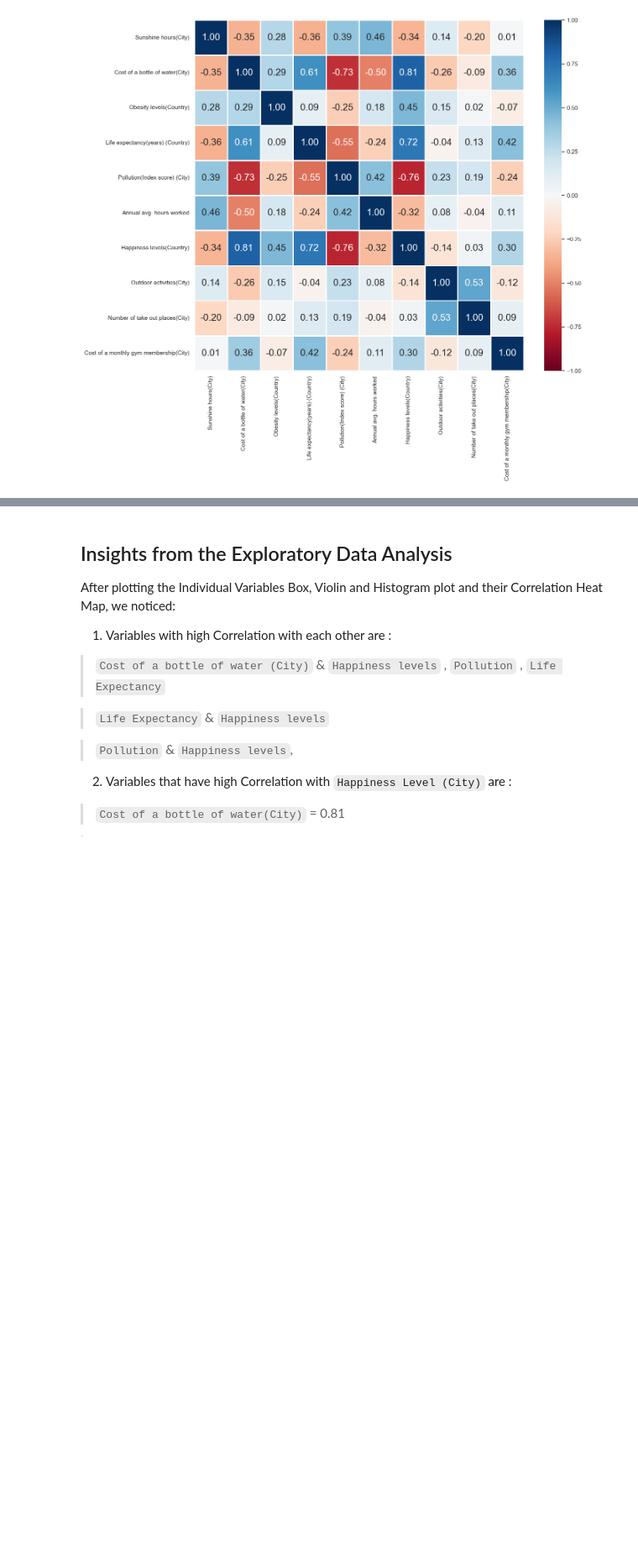
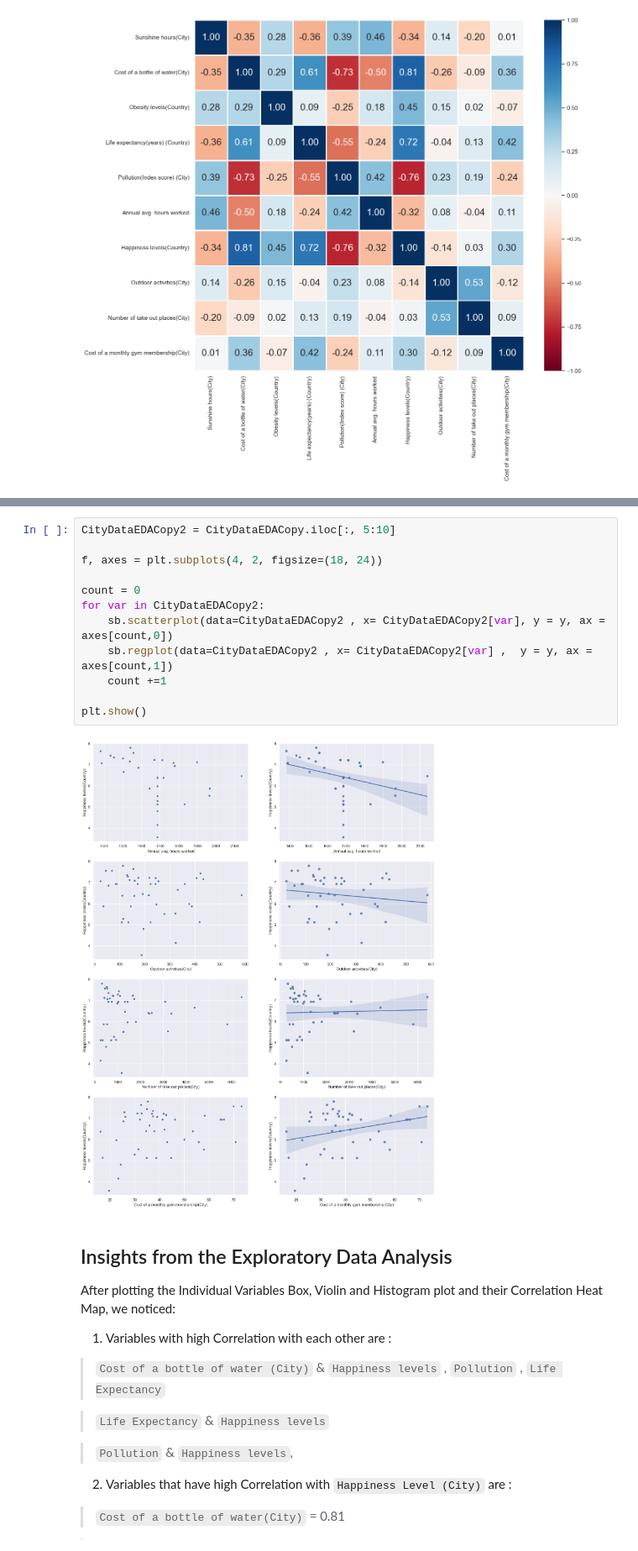
Before and after one commit to JaredNgwj/SC1015, a Jupyter notebook: SC1015 Full Project - City Happiness Level.ipynb, the cells around one changed output, grey strips where cells are left out. Shown at 84% size. Drawn from its saved outputs; the diff is of its cells as text; blank space fills up the shorter version.

```diff
--- a/SC1015 Full Project - City Happiness Level.ipynb
+++ b/SC1015 Full Project - City Happiness Level.ipynb
@@ -338,3 +342,17 @@ plt.show()
+# %%
+CityDataEDACopy2 = CityDataEDACopy.iloc[:, 5:10]
+
+f, axes = plt.subplots(4, 2, figsize=(18, 24))
+
+count = 0
+for var in CityDataEDACopy2:
+    sb.scatterplot(data=CityDataEDACopy2 , x= CityDataEDACopy2[var], y = y, ax = axes[count,0])
+    sb.regplot(data=CityDataEDACopy2 , x= CityDataEDACopy2[var] ,  y = y, ax = axes[count,1])
+    count +=1
+
+plt.show()
+# %% [output]
+[figure, added]
 # %% [markdown]
 ## Insights from the Exploratory Data Analysis
 
```
Also changed, not shown: parts of 18 cells of this notebook.
